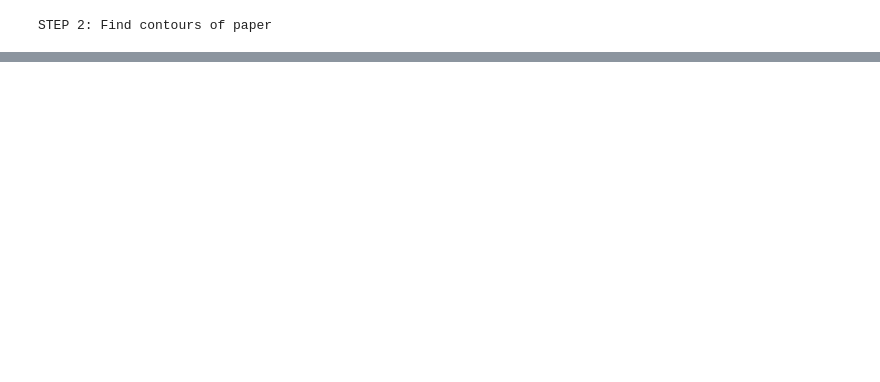
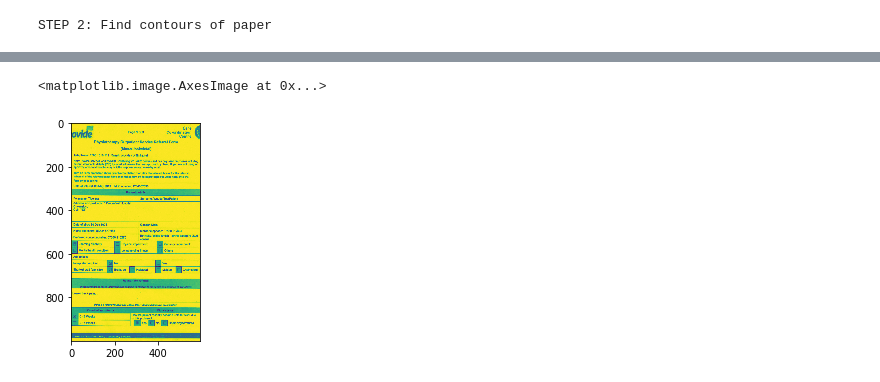
Before and after one commit to ryancier/Rovers, a Jupyter notebook: jn/Contoures.ipynb, the cells around one changed output, grey strips where cells are left out. Drawn from its saved outputs; the diff is of its cells as text; code cells hidden in the pictures; blank space fills up the shorter version.

```diff
--- a/jn/Contoures.ipynb
+++ b/jn/Contoures.ipynb
@@ -98,0 +96,5 @@ STEP 2: Find contours of paper
+# %%
+plt.imshow(residual)
+# %% [output]
+<matplotlib.image.AxesImage at 0x...>
+[figure, added]
```
Also changed, not shown: parts of 8 cells of this notebook, 1 other file.
